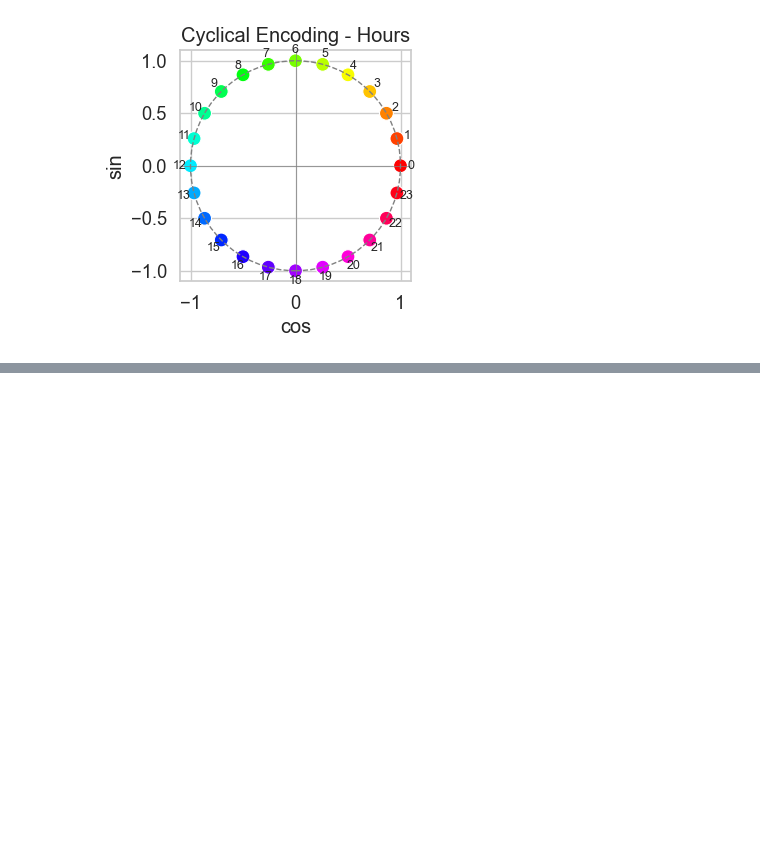
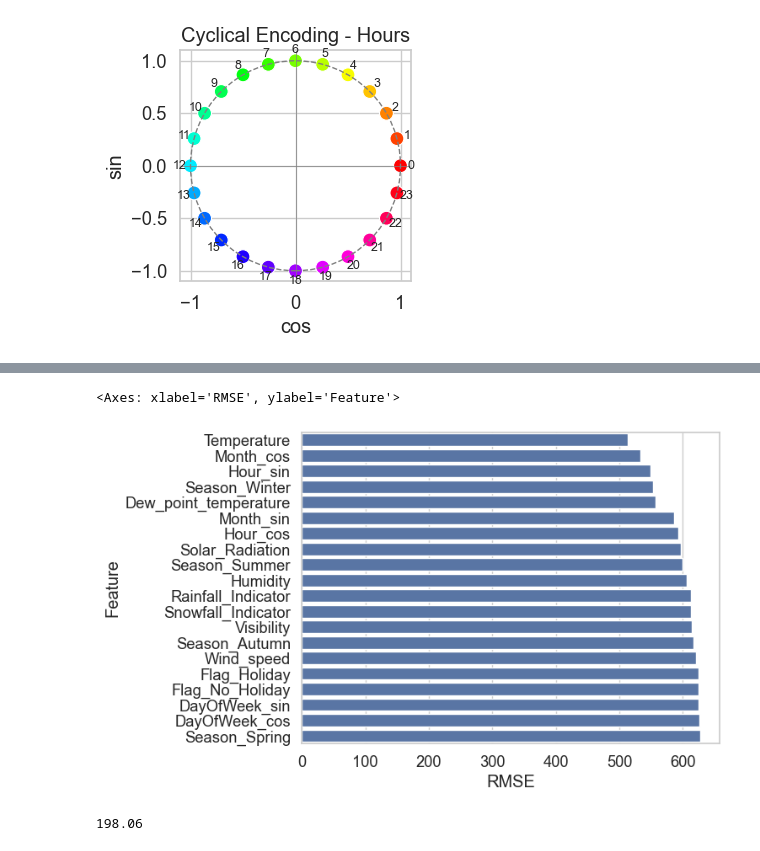
Before and after one commit to MarkThackham/MarkThackham.github.io, a Jupyter notebook: Portfolio/machine-learning/seoul-bike-hire/machine-learning-seoul-bike-hire.ipynb, the cells around one changed output, grey strips where cells are left out. Drawn from its saved outputs; the diff is of its cells as text; code cells hidden in the pictures; blank space fills up the shorter version.

```diff
--- a/Portfolio/machine-learning/seoul-bike-hire/machine-learning-seoul-bike-hire.ipynb
+++ b/Portfolio/machine-learning/seoul-bike-hire/machine-learning-seoul-bike-hire.ipynb
@@ -492,0 +523,42 @@ pd.crosstab(df4["DayOfWeek_num"], day_idx, rownames=['Original'], colnames=['Com
+# %%
+#=================================================================
+# Step 9: Modelling
+
+# Train-test split
+X = df5.drop(columns=["Rented_Bike_Count"])
+y = df5["Rented_Bike_Count"]
+X_train, X_test, y_train, y_test = train_test_split(X, y, test_size=0.2, random_state=42)
+# %%
+model = XGBRegressor(
+    n_estimators=500,      # number of boosting rounds
+    learning_rate=0.05,    # shrinkage (step size)
+    max_depth=3,           # max depth of trees
+    subsample=0.8,         # subsample ratio of training instances
+    colsample_bytree=0.8,  # subsample ratio of features
+    reg_lambda=1,          # L2 regularization
+    reg_alpha=0,           # L1 regularization
+    random_state=42,
+    eval_metric="rmse"
+)
+
+
+
+vars=X_train.columns.to_list()
+rmse_list=[]
+for i in vars:
+    model.fit(X_train[i], y_train)
+    y_pred = model.predict(X_test[i])
+    rmse = np.sqrt(mean_squared_error(y_test, y_pred)).round(2)
+    rmse_list.append((i, rmse))
+rmse_df = pd.DataFrame(rmse_list, columns=["Feature", "RMSE"]).sort_values(by="RMSE").reset_index(drop=True)
+# %%
+sns.barplot(data=rmse_df, x="RMSE", y="Feature")
+# %% [output]
+<Axes: xlabel='RMSE', ylabel='Feature'>
+[figure, added]
+# %%
+model.fit(X_train[vars], y_train)
+y_pred = model.predict(X_test[vars])
+np.sqrt(mean_squared_error(y_test, y_pred)).round(2)
+# %% [output]
+198.06
```
Also changed, not shown: parts of 10 cells of this notebook, 1 other file.
